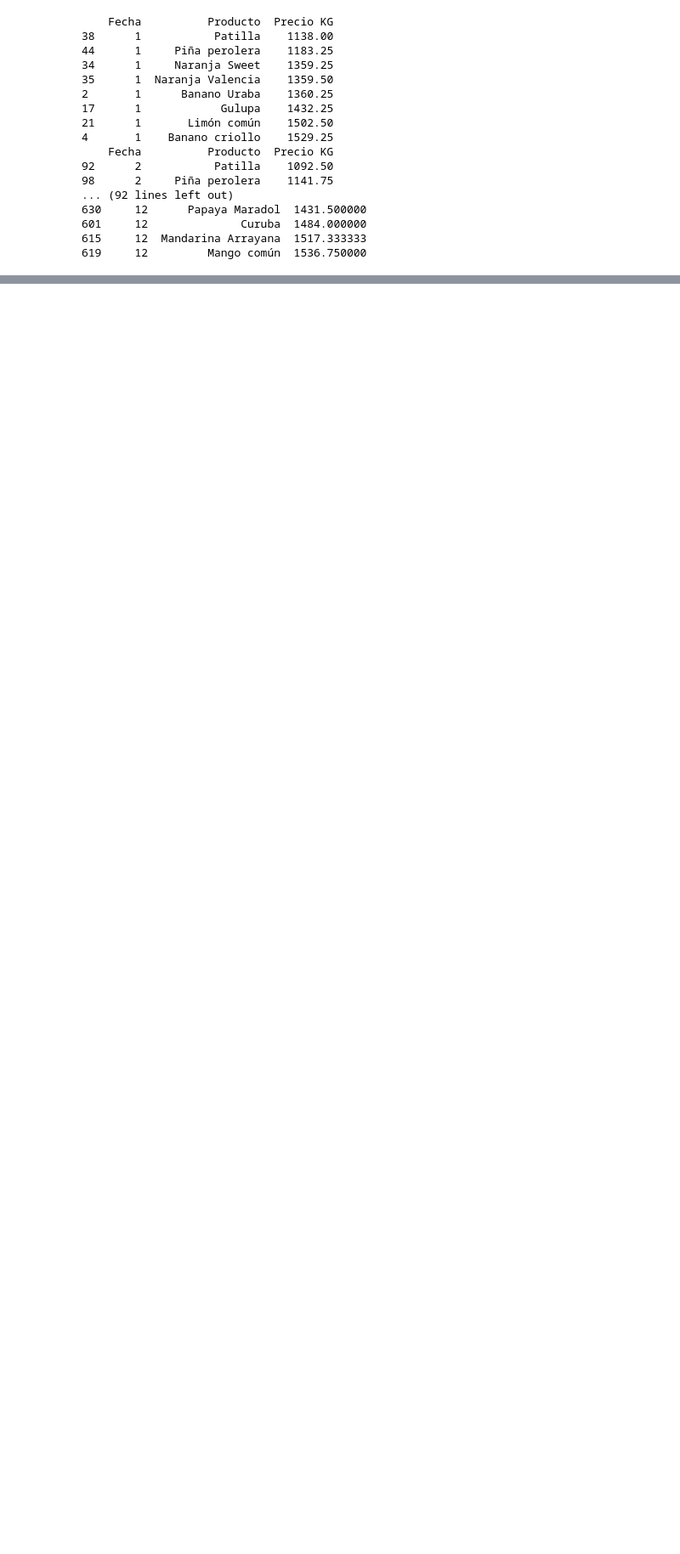
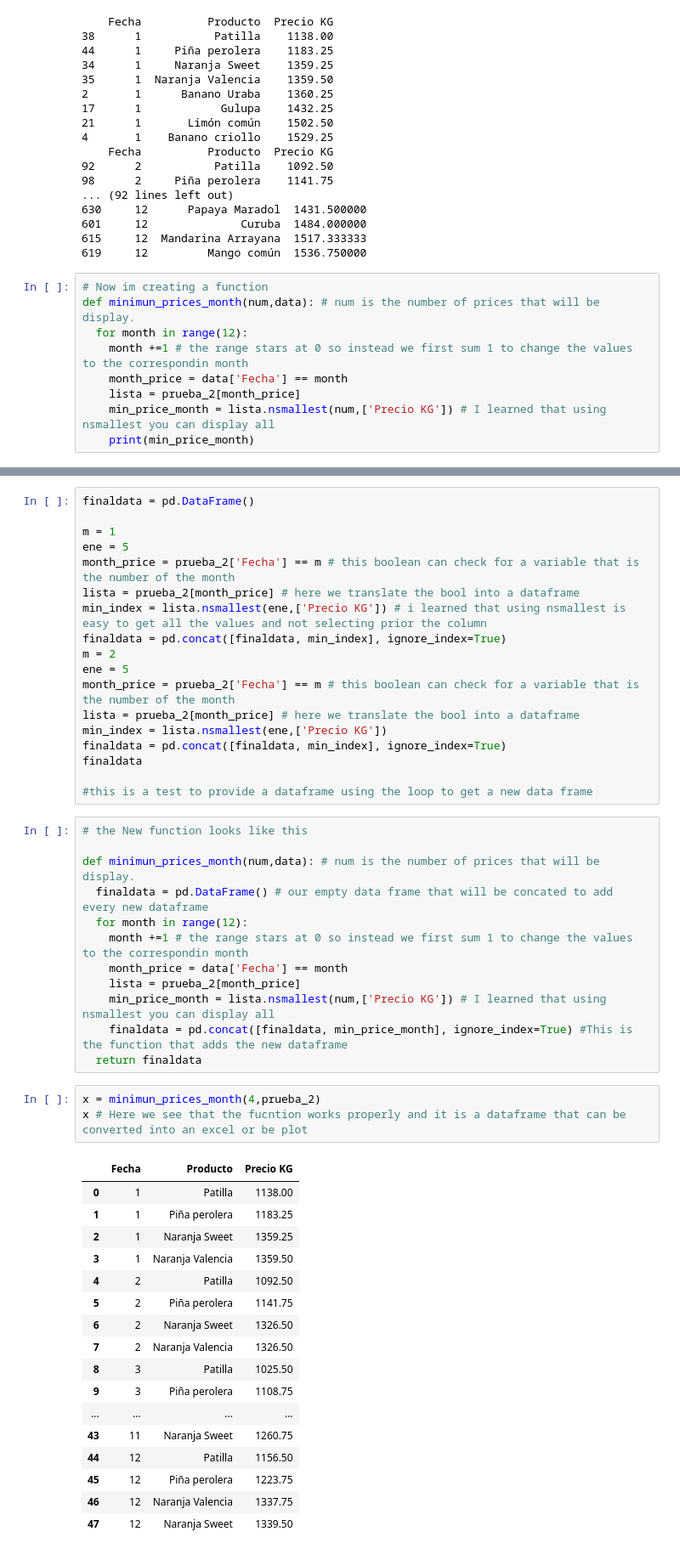
Before and after one commit to RioDeMilo/RETAIL-PRICES-COLOMBIA, a Jupyter notebook: IPC1823.ipynb, the cells around one changed output, grey strips where cells are left out. Shown at 85% size. Drawn from its saved outputs; the diff is of its cells as text; blank space fills up the shorter version.

```diff
--- a/IPC1823.ipynb
+++ b/IPC1823.ipynb
@@ -848,3 +886,12 @@ for month in range(12):
 601     12              Curuba  1484.000000
 615     12  Mandarina Arrayana  1517.333333
 619     12         Mango común  1536.750000
+# %%
+# Now im creating a function
+def minimun_prices_month(num,data): # num is the number of prices that will be display.
+  for month in range(12):
+    month +=1 # the range stars at 0 so instead we first sum 1 to change the values to the correspondin month
+    month_price = data['Fecha'] == month
+    lista = prueba_2[month_price]
+    min_price_month = lista.nsmallest(num,['Precio KG']) # I learned that using nsmallest you can display all
+    print(min_price_month)
@@ -850,0 +901,51 @@ for month in range(12):
+# %%
+finaldata = pd.DataFrame()
+
+m = 1
+ene = 5
+month_price = prueba_2['Fecha'] == m # this boolean can check for a variable that is the number of the month
+lista = prueba_2[month_price] # here we translate the bool into a dataframe
+min_index = lista.nsmallest(ene,['Precio KG']) # i learned that using nsmallest is easy to get all the values and not selecting prior the column
+finaldata = pd.concat([finaldata, min_index], ignore_index=True)
+m = 2
+ene = 5
+month_price = prueba_2['Fecha'] == m # this boolean can check for a variable that is the number of the month
+lista = prueba_2[month_price] # here we translate the bool into a dataframe
+min_index = lista.nsmallest(ene,['Precio KG'])
+finaldata = pd.concat([finaldata, min_index], ignore_index=True)
+finaldata
+
+#this is a test to provide a dataframe using the loop to get a new data frame
+# %%
+# the New function looks like this
+
+def minimun_prices_month(num,data): # num is the number of prices that will be display.
+  finaldata = pd.DataFrame() # our empty data frame that will be concated to add every new dataframe
+  for month in range(12):
+    month +=1 # the range stars at 0 so instead we first sum 1 to change the values to the correspondin month
+    month_price = data['Fecha'] == month
+    lista = prueba_2[month_price]
+    min_price_month = lista.nsmallest(num,['Precio KG']) # I learned that using nsmallest you can display all
+    finaldata = pd.concat([finaldata, min_price_month], ignore_index=True) #This is the function that adds the new dataframe
+  return finaldata
+# %%
+x = minimun_prices_month(4,prueba_2)
+x # Here we see that the fucntion works properly and it is a dataframe that can be converted into an excel or be plot
+# %% [output]
+|  | Fecha | Producto | Precio KG |
+| 0 | 1 | Patilla | 1138.00 |
+| 1 | 1 | Piña perolera | 1183.25 |
+| 2 | 1 | Naranja Sweet | 1359.25 |
+| 3 | 1 | Naranja Valencia | 1359.50 |
+| 4 | 2 | Patilla | 1092.50 |
+| 5 | 2 | Piña perolera | 1141.75 |
+| 6 | 2 | Naranja Sweet | 1326.50 |
+| 7 | 2 | Naranja Valencia | 1326.50 |
+| 8 | 3 | Patilla | 1025.50 |
+| 9 | 3 | Piña perolera | 1108.75 |
+| ... | ... | ... | ... |
+| 43 | 11 | Naranja Sweet | 1260.75 |
+| 44 | 12 | Patilla | 1156.50 |
+| 45 | 12 | Piña perolera | 1223.75 |
+| 46 | 12 | Naranja Valencia | 1337.75 |
+| 47 | 12 | Naranja Sweet | 1339.50 |
```
Also changed, not shown: parts of 7 cells of this notebook.
